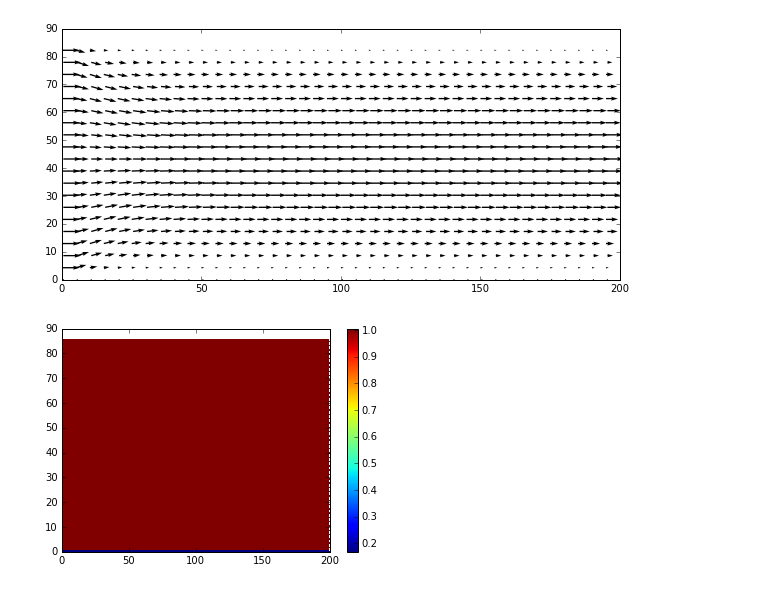
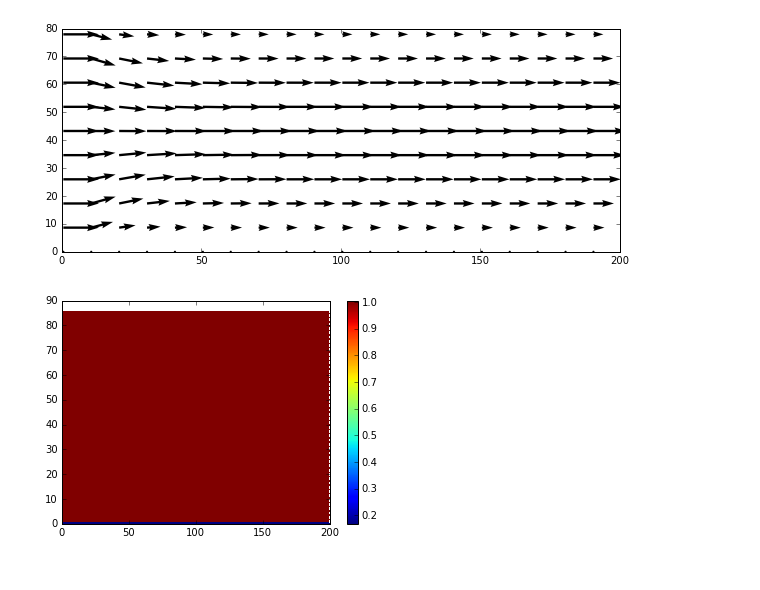
Before and after one commit to szwetsloot/comp-phys-lb, a Jupyter notebook: PlotCResults.ipynb, the cells around one changed output. Drawn from its saved outputs; the diff is of its cells as text; code cells hidden in the pictures.

```diff
--- a/PlotCResults.ipynb
+++ b/PlotCResults.ipynb
@@ -49,17 +90,17 @@ if plot_links:
     plt.show()
 # %%
 plt.figure(figsize=(10, 10))
-sp = 5
+sp = 10
 
 lattice_grid = lattice.reshape(N_x,N_y,2)
 u_grid = u.reshape(N_x,N_y,2)
 
 plt.quiver(lattice_grid[::sp,::sp,0], lattice_grid[::sp,::sp,1], u_grid[::sp,::sp,0], u_grid[::sp,::sp,1])
 plt.gca().set_aspect('equal')
 
 plt.show()
 # %% [output]
-[figure, old version]
+[figure, new version]
 # %%
 # plot results: density and magnitude of the velocity
 
```
Also changed, not shown: parts of 6 cells of this notebook, 3 other files.
